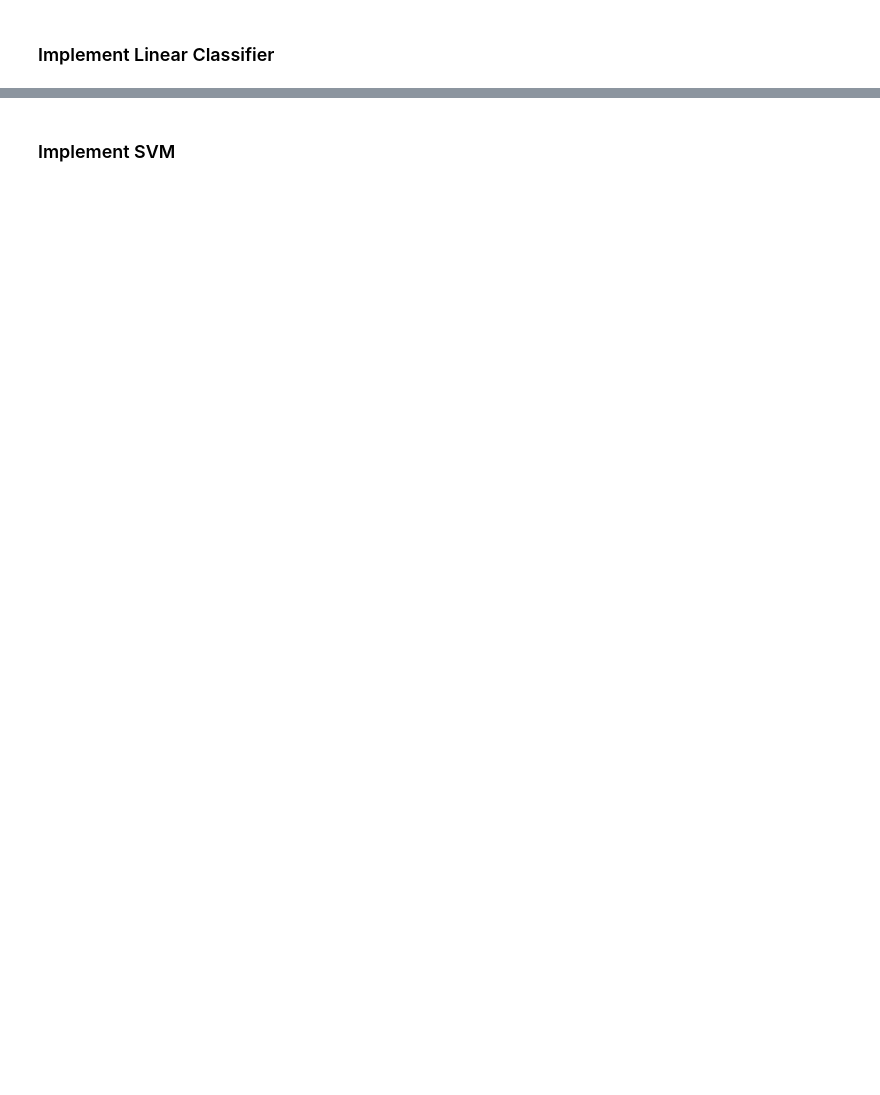
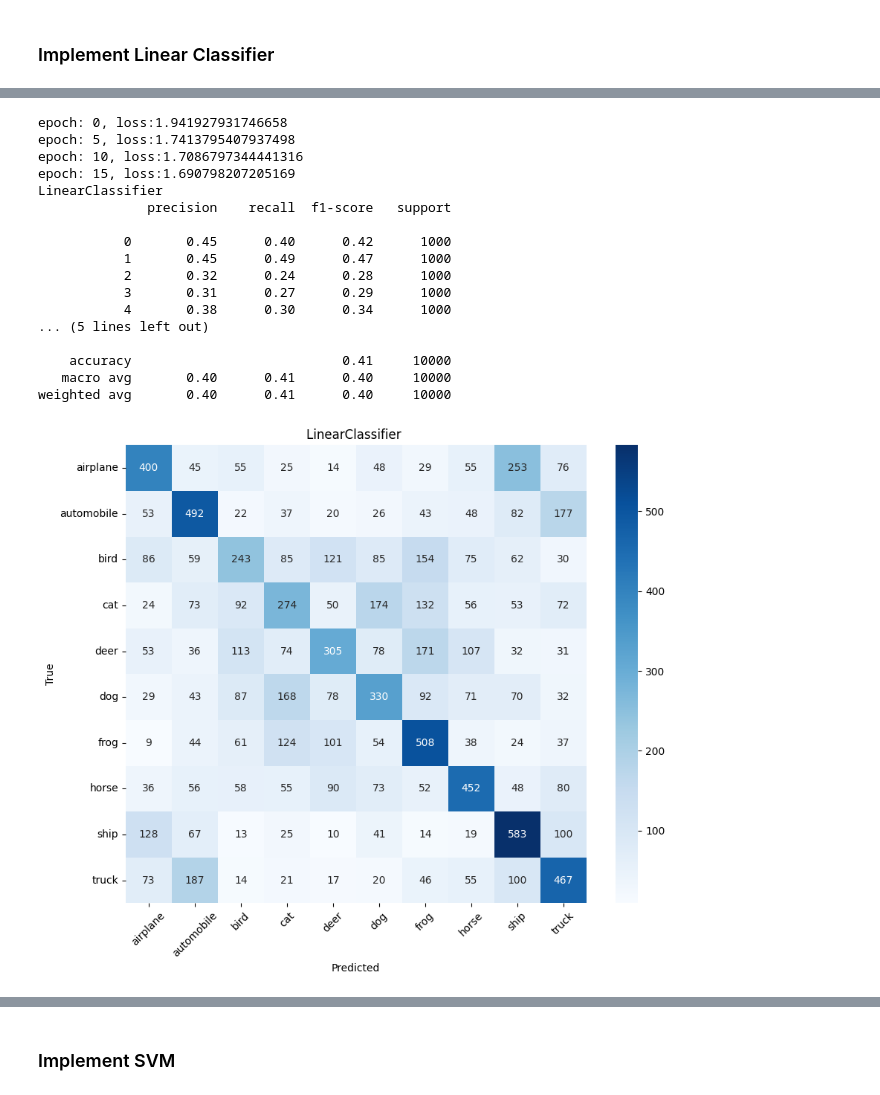
Before and after one commit to CyberVoyagerX/MU_2024-2-CISC7401-001-ADVANCED-MACHINE-LEARNING-HW, a Jupyter notebook: hw2/hw2_KNN_SVM.ipynb, the cells around one changed output, grey strips where cells are left out. Drawn from its saved outputs; the diff is of its cells as text; code cells hidden in the pictures; blank space fills up the shorter version.

```diff
--- a/hw2/hw2_KNN_SVM.ipynb
+++ b/hw2/hw2_KNN_SVM.ipynb
@@ -18,10 +17,9 @@ import torch.utils
 import torch.utils.data
 
 
-transform = transforms.Compose([transforms.ToTensor(),
-             transforms.Normalize((0.5, 0.5, 0.5), (0.5, 0.5, 0.5))])
+transform = transforms.ToTensor()
 
-All_Train_dataset = torchvision.datasets.CIFAR10(root='../hw1/data', train=True, download=False, transform=transform)
+Train_dataset = torchvision.datasets.CIFAR10(root='../hw1/data', train=True, download=False, transform=transform)
 Test_dataset = torchvision.datasets.CIFAR10(root='../hw1/data', train=False, download=False, transform=transform)
 # %%
 # Split Traindata and Validdata
@@ -338,14 +383,9 @@ class LinearClassifier(nn.Module):
         return self.linear(x)
 
 
-d_input = train_images_tensor.shape[1]
-num_classes = 10
-model_LC = LinearClassifier(d_input, num_classes)
-
-optimizer = optim.SGD(model_LC.parameters(), lr=0.01)
-criterion = nn.CrossEntropyLoss()
-
-def train(model, num_epoch):
+def train(model, num_epoch, train_loader):
+    optimizer = optim.SGD(model.parameters(), lr=0.01)
+    criterion = nn.CrossEntropyLoss()
     for epoch in range(num_epoch):
         model.train()
         batch_loss = 0
@@ -360,7 +400,7 @@ def train(model, num_epoch):
         if epoch % 5 == 0:
             print(f"epoch: {epoch}, loss:{batch_loss / len(train_loader)}")
 
-def test(model):
+def test(model, test_loader, edge_name=""):
     model.eval()
     correct = 0
     all_preds = []
@@ -372,16 +412,5 @@ def test(model):
             correct += (pred == labels).sum().item()
             all_preds.extend(pred.cpu().numpy())
             all_labels.extend(labels.cpu().numpy())
-        print(f"Test Accuracy: {100 * correct / len(test_loader.dataset):.2f}%")
-
-
-    # Compute confusion matrix
-    cm = confusion_matrix(all_labels, all_preds)
-
-    # Visualization
-    plt.figure(figsize=(10, 8))
-    sns.heatmap(cm, annot=True, fmt='d', cmap='Blues')
-    plt.xlabel('Predicted Labels')
-    plt.ylabel('True Labels')
-    plt.title('Linear classification Confusion Matrix')
-    plt.show()
+    plot_name = "LinearClassifier " + edge_name
+    plot_accuracy_and_confusion_matrix(all_labels, all_preds, Train_dataset.classes, plot_name, plot_name)
@@ -402,0 +417,26 @@ Test Accuracy: 23.47%
+# %%
+# Without edge extraction
+train_loader, test_loader, d_input = generate_dataloder(Train_dataset, Test_dataset)
+num_classes = 10
+model_LC = LinearClassifier(d_input, num_classes)
+train(model_LC, 20, train_loader)
+test(model_LC, test_loader)
+# %% [output]
+epoch: 0, loss:1.941927931746658
+epoch: 5, loss:1.7413795407937498
+epoch: 10, loss:1.7086797344441316
+epoch: 15, loss:1.690798207205169
+LinearClassifier
+              precision    recall  f1-score   support
+
+           0       0.45      0.40      0.42      1000
+           1       0.45      0.49      0.47      1000
+           2       0.32      0.24      0.28      1000
+           3       0.31      0.27      0.29      1000
+           4       0.38      0.30      0.34      1000
+... (5 lines left out)
+
+    accuracy                           0.41     10000
+   macro avg       0.40      0.41      0.40     10000
+weighted avg       0.40      0.41      0.40     10000
+[figure, added]
```
Also changed, not shown: parts of 34 cells of this notebook, 8 other files.
